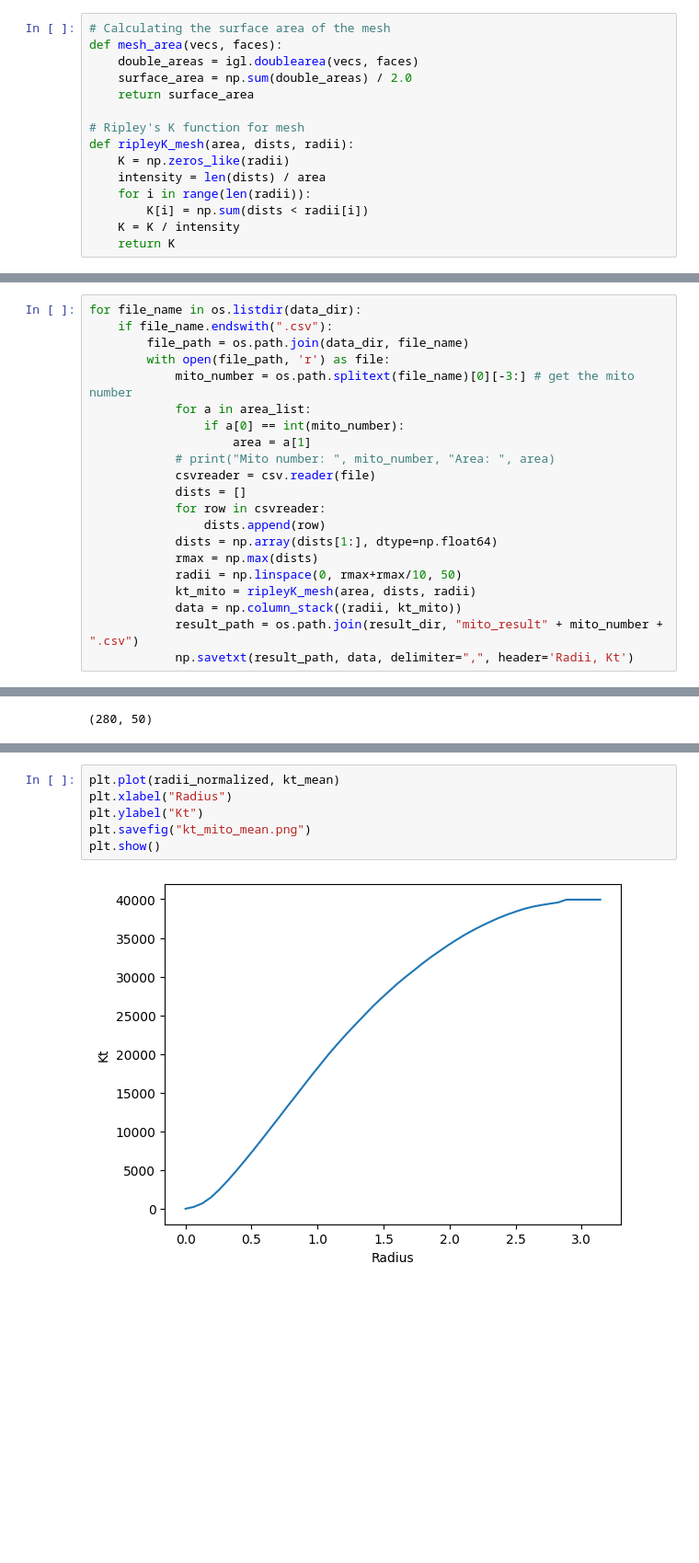
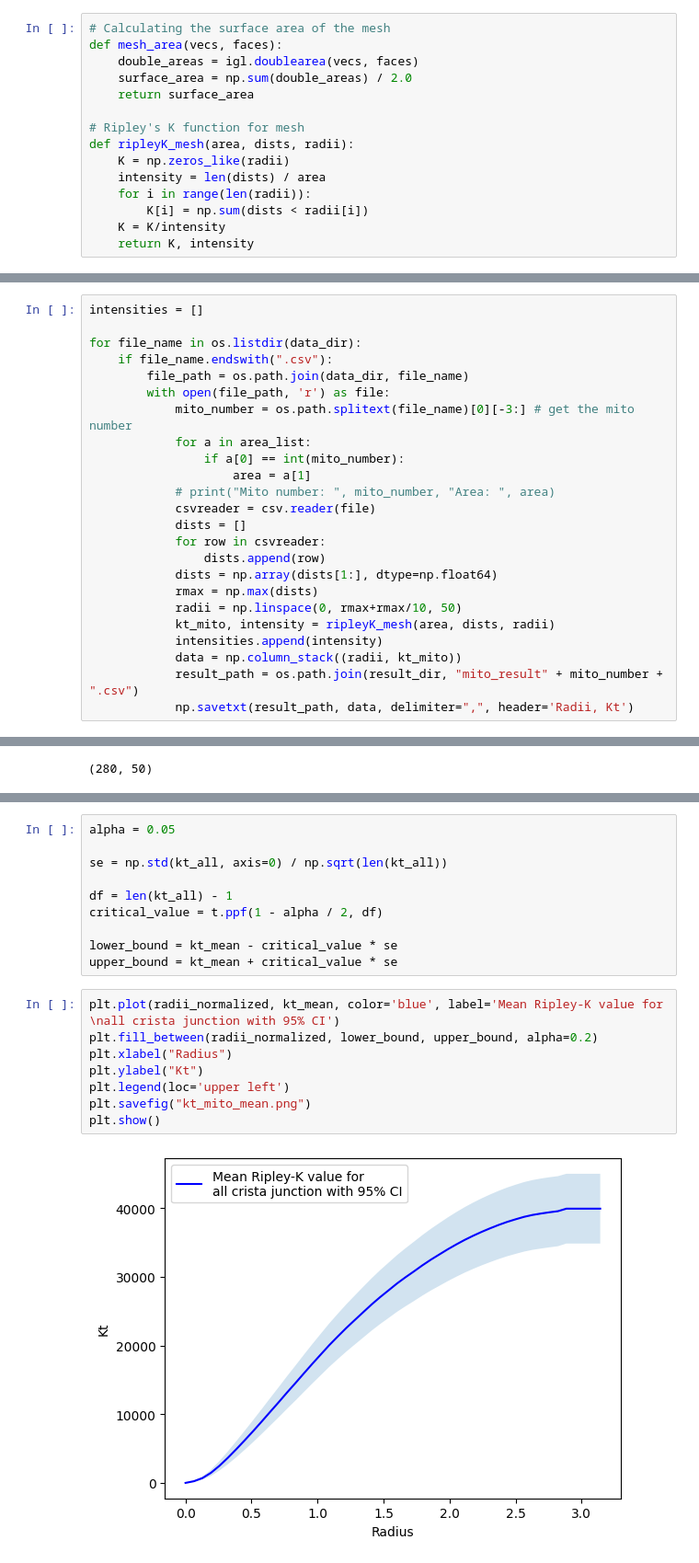
Before and after one commit to Muhanzhaokmp228/Bachelor-project, a Jupyter notebook: Code/mitodata.ipynb, the cells around one changed output, grey strips where cells are left out. Shown: that part at 92% size. Drawn from its saved outputs; the diff is of its cells as text; blank space fills up the shorter version.

```diff
--- a/Code/mitodata.ipynb
+++ b/Code/mitodata.ipynb
@@ -53,8 +54,8 @@ def ripleyK_mesh(area, dists, radii):
     intensity = len(dists) / area
     for i in range(len(radii)):
         K[i] = np.sum(dists < radii[i])
-    K = K / intensity
-    return K
+    K = K/intensity
+    return K, intensity
 # %%
 current_dir = os.getcwd()
 mito_path = os.path.join(current_dir, "mito_data")
@@ -129,6 +130,8 @@ result_dir = os.path.join(current_dir, "mito_result")
 #     data = np.column_stack((radii, kt_mito))
 #     print(data)
 # %%
+intensities = []
+
 for file_name in os.listdir(data_dir):
     if file_name.endswith(".csv"):
         file_path = os.path.join(data_dir, file_name)
@@ -145,7 +148,8 @@ for file_name in os.listdir(data_dir):
             dists = np.array(dists[1:], dtype=np.float64)
             rmax = np.max(dists)
             radii = np.linspace(0, rmax+rmax/10, 50)
-            kt_mito = ripleyK_mesh(area, dists, radii)
+            kt_mito, intensity = ripleyK_mesh(area, dists, radii)
+            intensities.append(intensity)
             data = np.column_stack((radii, kt_mito))
             result_path = os.path.join(result_dir, "mito_result" + mito_number + ".csv")
             np.savetxt(result_path, data, delimiter=",", header='Radii, Kt')
@@ -200,10 +187,22 @@ kt_all = combined_data[1:]
 radii_normalized = combined_data[0]
 kt_mean = np.mean(kt_all, axis=0)
+# %%
+alpha = 0.05
+
+se = np.std(kt_all, axis=0) / np.sqrt(len(kt_all))
+
+df = len(kt_all) - 1
+critical_value = t.ppf(1 - alpha / 2, df)
+
+lower_bound = kt_mean - critical_value * se
+upper_bound = kt_mean + critical_value * se
 # %%
-plt.plot(radii_normalized, kt_mean)
+plt.plot(radii_normalized, kt_mean, color='blue', label='Mean Ripley-K value for \nall crista junction with 95% CI')
+plt.fill_between(radii_normalized, lower_bound, upper_bound, alpha=0.2)
 plt.xlabel("Radius")
 plt.ylabel("Kt")
+plt.legend(loc='upper left')
 plt.savefig("kt_mito_mean.png")
 plt.show()
 # %% [output]
-[figure, old version]
+[figure, new version]
```
Also changed, not shown: parts of 3 cells of this notebook, 2 other files.
